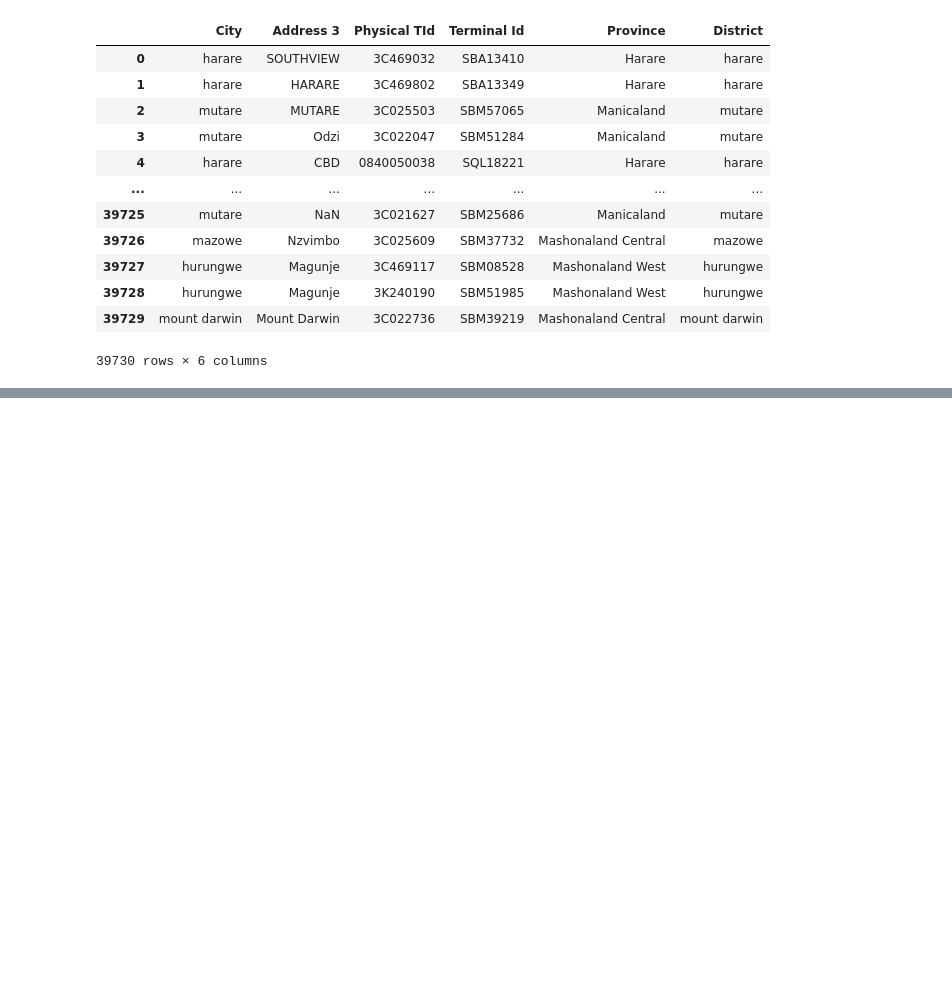
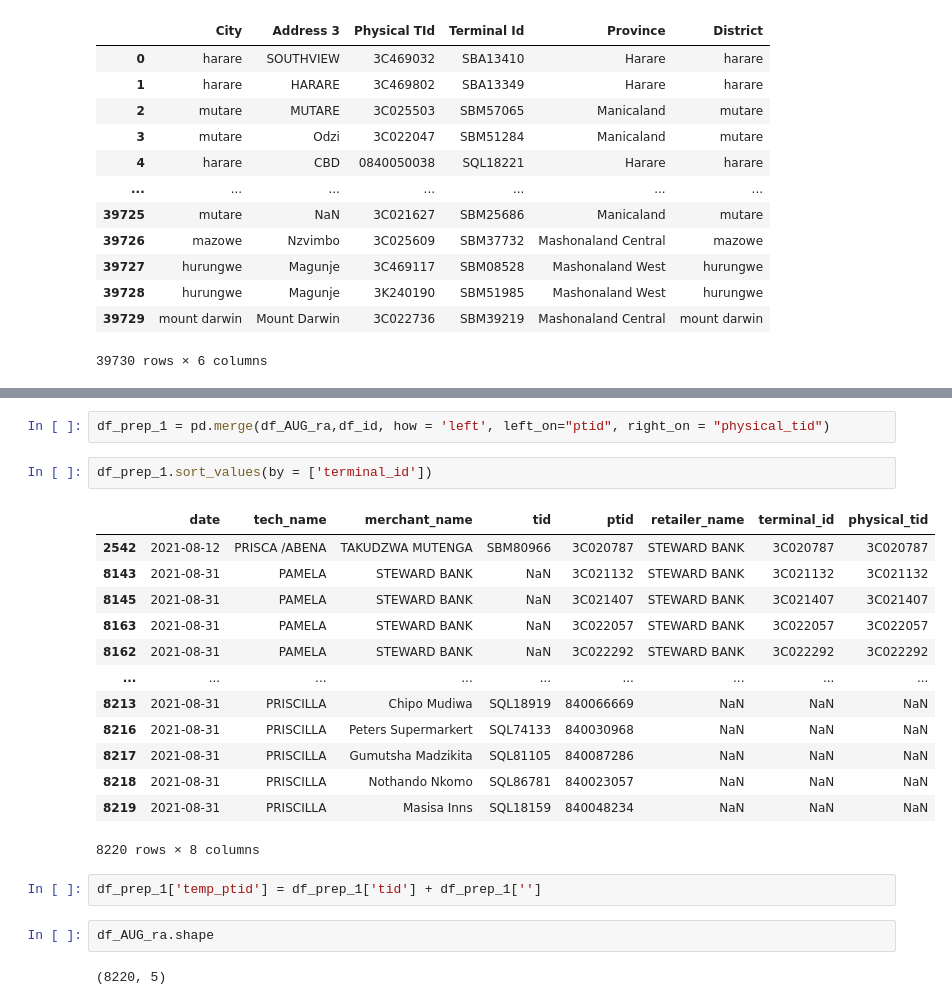
Before and after one commit to McnamaraChiwaye/pos_app, a Jupyter notebook: revenue.ipynb, the cells around one changed output, grey strips where cells are left out. Cells and saved outputs as stored; diff of their text form; blank space fills up the shorter version.

```diff
--- a/revenue.ipynb
+++ b/revenue.ipynb
@@ -503,0 +1005,24 @@ df_prov.District = df_prov.District.str.lower()
+# %%
+df_prep_1 = pd.merge(df_AUG_ra,df_id, how = 'left', left_on="ptid", right_on = "physical_tid")
+# %%
+df_prep_1.sort_values(by = ['terminal_id'])
+# %% [output]
+|  | date | tech_name | merchant_name | tid | ptid | retailer_name | terminal_id | physical_tid |
+| 2542 | 2021-08-12 | PRISCA /ABENA | TAKUDZWA MUTENGA | SBM80966 | 3C020787 | STEWARD BANK | 3C020787 | 3C020787 |
+| 8143 | 2021-08-31 | PAMELA | STEWARD BANK | NaN | 3C021132 | STEWARD BANK | 3C021132 | 3C021132 |
+| 8145 | 2021-08-31 | PAMELA | STEWARD BANK | NaN | 3C021407 | STEWARD BANK | 3C021407 | 3C021407 |
+| 8163 | 2021-08-31 | PAMELA | STEWARD BANK | NaN | 3C022057 | STEWARD BANK | 3C022057 | 3C022057 |
+| 8162 | 2021-08-31 | PAMELA | STEWARD BANK | NaN | 3C022292 | STEWARD BANK | 3C022292 | 3C022292 |
+| ... | ... | ... | ... | ... | ... | ... | ... | ... |
+| 8213 | 2021-08-31 | PRISCILLA | Chipo Mudiwa | SQL18919 | 840066669 | NaN | NaN | NaN |
+| 8216 | 2021-08-31 | PRISCILLA | Peters Supermarkert | SQL74133 | 840030968 | NaN | NaN | NaN |
+| 8217 | 2021-08-31 | PRISCILLA | Gumutsha Madzikita | SQL81105 | 840087286 | NaN | NaN | NaN |
+| 8218 | 2021-08-31 | PRISCILLA | Nothando Nkomo | SQL86781 | 840023057 | NaN | NaN | NaN |
+| 8219 | 2021-08-31 | PRISCILLA | Masisa Inns | SQL18159 | 840048234 | NaN | NaN | NaN |
+8220 rows × 8 columns
+# %%
+df_prep_1['temp_ptid'] = df_prep_1['tid'] + df_prep_1['']
+# %%
+df_AUG_ra.shape
+# %% [output]
+(8220, 5)
```
Also changed, not shown: parts of 92 cells of this notebook.
